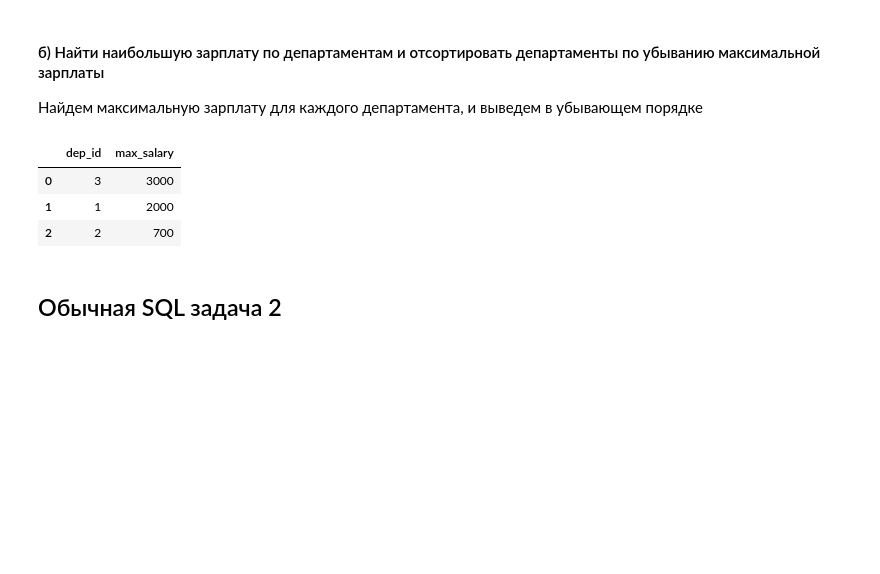
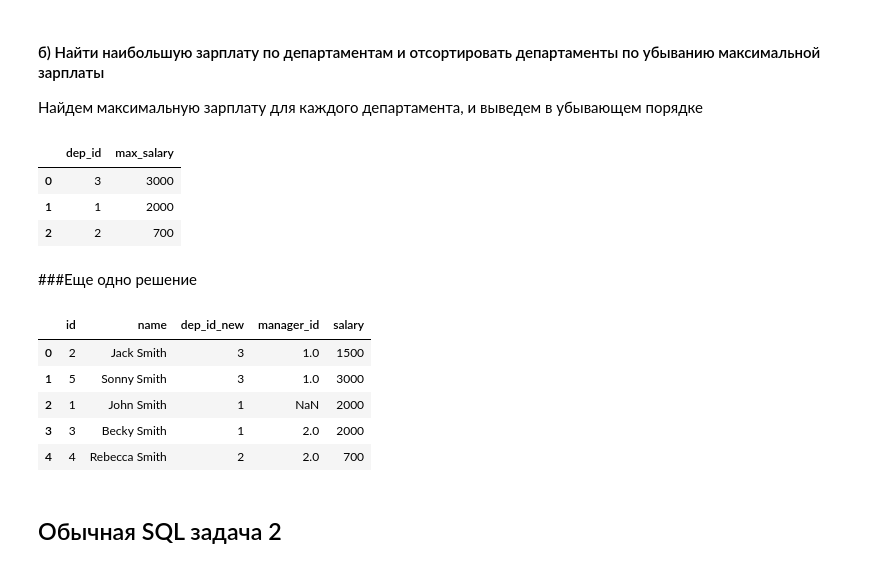
Before and after one commit to Griznt/colab_test_tasks, a Jupyter notebook: odkl_test_task_akramovmv.ipynb, the cells around one changed output. Saved outputs shown, nothing was run; the diff lists cells and outputs as text; code cells hidden in the pictures; blank space fills up the shorter version.

```diff
--- a/odkl_test_task_akramovmv.ipynb
+++ b/odkl_test_task_akramovmv.ipynb
@@ -472,6 +472,35 @@ select(sql)
 | 0 | 3 | 3000 |
 | 1 | 1 | 2000 |
 | 2 | 2 | 700 |
+# %% [markdown]
+###Еще одно решение
+# %%
+sql = '''
+with employees_with_deps as (
+  select t.*,
+  min(t.dep_id) over (partition by manager_id) as dep_id_min
+ from employees t
+),
+  employees_upd as (
+     select t.*,
+  case when t.dep_id is not NULL then t.dep_id else t.dep_id_min end as dep_id_new
+  from employees_with_deps t)
+
+select t.id, t.name, t.dep_id_new, t.manager_id, t.salary
+from employees_upd t
+order by max(t.salary) over (partition by t.dep_id_new) desc
+
+
+'''
+# %%
+select(sql)
+# %% [output]
+|  | id | name | dep_id_new | manager_id | salary |
+| 0 | 2 | Jack Smith | 3 | 1.0 | 1500 |
+| 1 | 5 | Sonny Smith | 3 | 1.0 | 3000 |
+| 2 | 1 | John Smith | 1 | NaN | 2000 |
+| 3 | 3 | Becky Smith | 1 | 2.0 | 2000 |
+| 4 | 4 | Rebecca Smith | 2 | 2.0 | 700 |
 # %% [markdown]
 ## Обычная SQL задача 2
 ![image.png](embedded-picture-1)
```
Also changed, not shown: parts of 20 cells of this notebook.
